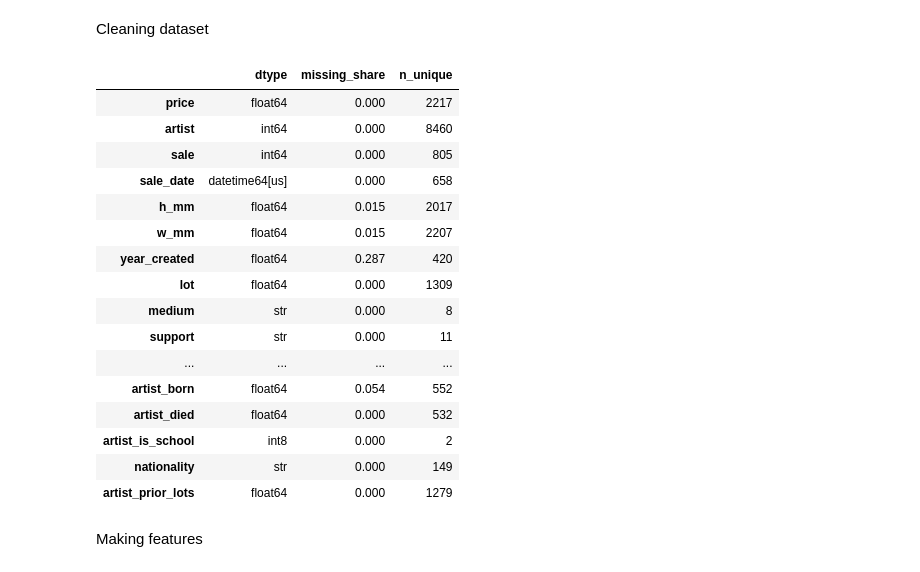
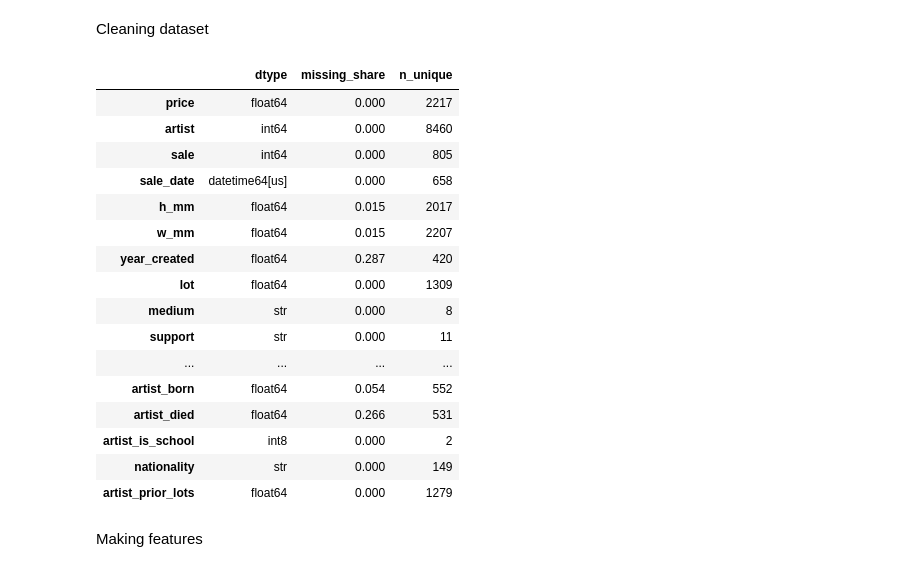
Before and after one commit to SkyWarpX27X/MLART, a Jupyter notebook: price_prediction.ipynb, the cells around one changed output. Cells and saved outputs as stored; diff of their text form; code cells hidden in the pictures.

Commit message:
Fix living artists marked dead, missing years filled with median and gradient boosting treating categories as a number
Co-Authored-By: Claude Opus 5.5 <noreply@anthropic.com>

```diff
--- a/price_prediction.ipynb
+++ b/price_prediction.ipynb
@@ -73,28 +73,28 @@ df.head()
 # %% [markdown]
 Cleaning dataset
 # %%
-for c in ["h_mm", "w_mm", "year_created", "artist_born"]:
+for c in ["h_mm", "w_mm", "year_created", "artist_born", "artist_died"]:
     df[c] = df[c].replace(0, np.nan)
 
 summary = pd.DataFrame({"dtype": df.dtypes.astype(str),
                         "missing_share": df.isna().mean().round(3),
                         "n_unique": df.nunique()})
 summary
 # %% [output]
 |  | dtype | missing_share | n_unique |
 | price | float64 | 0.000 | 2217 |
 | artist | int64 | 0.000 | 8460 |
 | sale | int64 | 0.000 | 805 |
 | sale_date | datetime64[us] | 0.000 | 658 |
 | h_mm | float64 | 0.015 | 2017 |
 | w_mm | float64 | 0.015 | 2207 |
 | year_created | float64 | 0.287 | 420 |
 | lot | float64 | 0.000 | 1309 |
 | medium | str | 0.000 | 8 |
 | support | str | 0.000 | 11 |
 | ... | ... | ... | ... |
 | artist_born | float64 | 0.054 | 552 |
-| artist_died | float64 | 0.000 | 532 |
+| artist_died | float64 | 0.266 | 531 |
 | artist_is_school | int8 | 0.000 | 2 |
 | nationality | str | 0.000 | 149 |
 | artist_prior_lots | float64 | 0.000 | 1279 |
```
Also changed, not shown: parts of 3 cells of this notebook.
